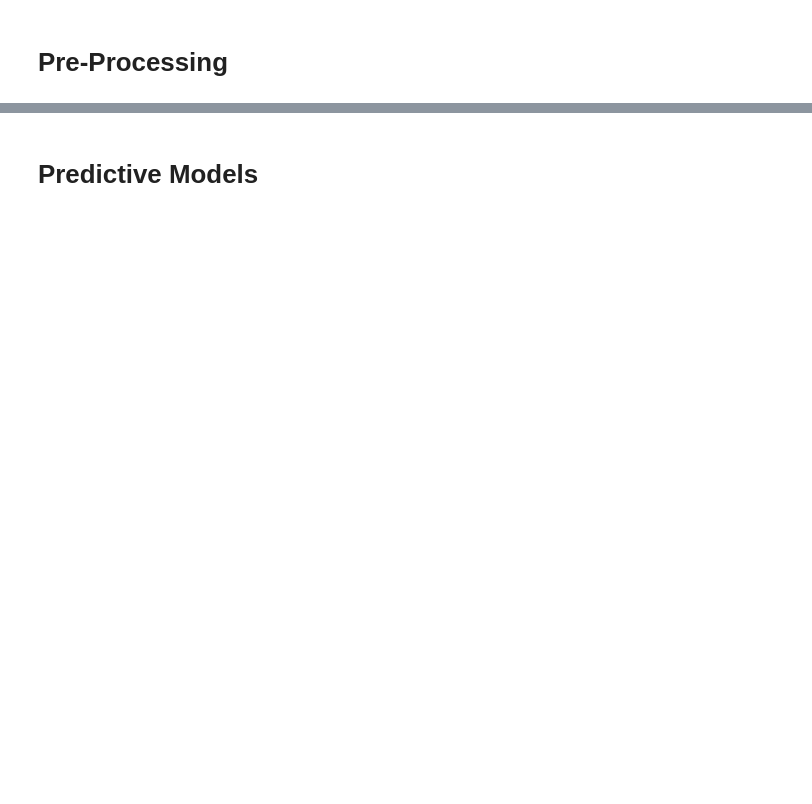
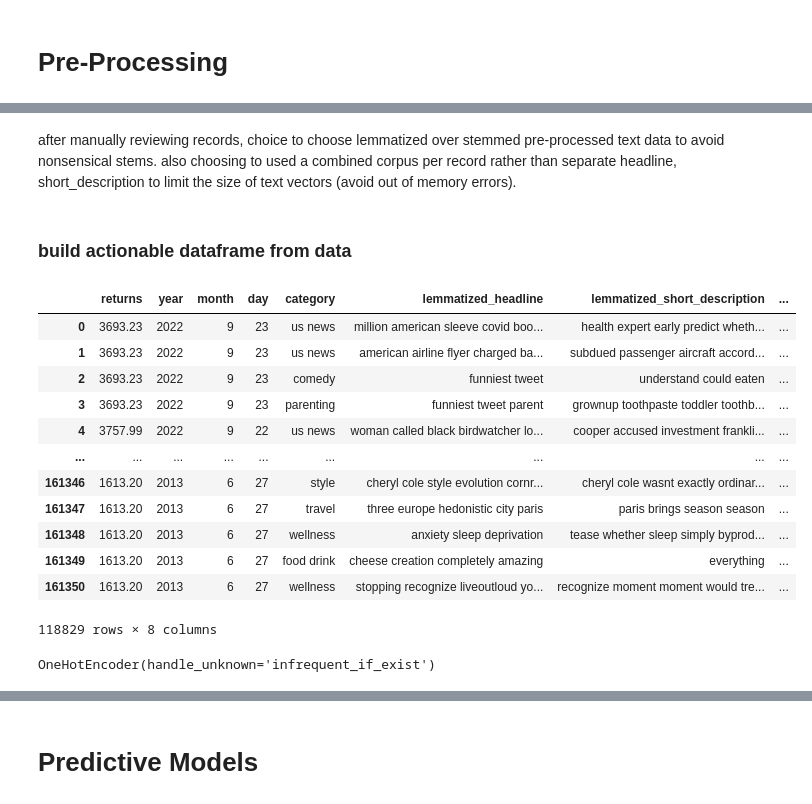
Before and after one commit to akrnyc/Predicting_SP500_Returns, a Jupyter notebook: sp500.ipynb, the cells around one changed output, grey strips where cells are left out. Drawn from its saved outputs; the diff is of its cells as text; code cells hidden in the pictures; blank space fills up the shorter version.

```diff
--- a/sp500.ipynb
+++ b/sp500.ipynb
@@ -195,0 +211,5 @@ data
+# %%
+#add a combined corpus column to test as a feature downstream
+
+data['corpus'] = data['headline'] + ' ' + data['short_description']
+data.head()
@@ -209,0 +306,16 @@ stemmer = SnowballStemmer("english")
+# %%
+#clean up redundant categories
+
+data.category.value_counts()
+
+di = {'food  drink': 'food drink',
+      'style  beauty': 'style',
+      'the worldpost': 'worldpost',
+      'arts  culture': 'culture',
+      'culture  arts': 'culture',
+      'home  living': 'home living'
+     }
+
+data.category.replace(di, inplace=True)
+
+data.category.value_counts()
@@ -209,0 +361,8 @@ stemmer = SnowballStemmer("english")
+# %%
+#split date predictor into elementary components
+
+data['year'] = data['date'].dt.year
+data['month'] = data['date'].dt.month
+data['day'] = data['date'].dt.day
+
+data.head()
@@ -209,0 +391,28 @@ stemmer = SnowballStemmer("english")
+# %% [markdown]
+after manually reviewing records, choice to choose lemmatized over stemmed pre-processed text data to avoid nonsensical stems. also choosing to used a combined corpus per record rather than separate headline, short_description to limit the size of text vectors (avoid out of memory errors).
+# %% [markdown]
+### build actionable dataframe from data
+# %%
+
+df = data[['returns', 'year', 'month', 'day', 'category',
+           'lemmatized_headline', 'lemmatized_short_description', 'lemmatized_corpus']].copy(deep=True)
+
+#join tokens back together for final corpus
+for col in ['lemmatized_headline', 'lemmatized_short_description', 'lemmatized_corpus']:
+    df[col] = df[col].str.join(" ")
+
+df
+# %% [output]
+|  | returns | year | month | day | category | lemmatized_headline | lemmatized_short_description | ... |
+| 0 | 3693.23 | 2022 | 9 | 23 | us news | million american sleeve covid boo... | health expert early predict wheth... | ... |
+| 1 | 3693.23 | 2022 | 9 | 23 | us news | american airline flyer charged ba... | subdued passenger aircraft accord... | ... |
+| 2 | 3693.23 | 2022 | 9 | 23 | comedy | funniest tweet | understand could eaten | ... |
+| 3 | 3693.23 | 2022 | 9 | 23 | parenting | funniest tweet parent | grownup toothpaste toddler toothb... | ... |
+| 4 | 3757.99 | 2022 | 9 | 22 | us news | woman called black birdwatcher lo... | cooper accused investment frankli... | ... |
+| ... | ... | ... | ... | ... | ... | ... | ... | ... |
+| 161346 | 1613.20 | 2013 | 6 | 27 | style | cheryl cole style evolution cornr... | cheryl cole wasnt exactly ordinar... | ... |
+| 161347 | 1613.20 | 2013 | 6 | 27 | travel | three europe hedonistic city paris | paris brings season season | ... |
+| 161348 | 1613.20 | 2013 | 6 | 27 | wellness | anxiety sleep deprivation | tease whether sleep simply byprod... | ... |
+| 161349 | 1613.20 | 2013 | 6 | 27 | food drink | cheese creation completely amazing | everything | ... |
+| 161350 | 1613.20 | 2013 | 6 | 27 | wellness | stopping recognize liveoutloud yo... | recognize moment moment would tre... | ... |
+118829 rows × 8 columns
@@ -209,0 +430,14 @@ stemmer = SnowballStemmer("english")
+# %%
+#one hot encode the category predictor
+enc = OneHotEncoder(handle_unknown='infrequent_if_exist') #if a category arises that is not present in training, add to infrequent category
+
+enc.fit(df_train.category.to_numpy().reshape(-1, 1))
+
+#transform train and test separately
+df_train['category_enc'] = list(np.array(enc.transform(df_train.category.to_numpy().reshape(-1, 1)).todense()))
+df_test['category_enc'] = list(np.array(enc.transform(df_test.category.to_numpy().reshape(-1, 1)).todense()))
+
+df_train = df_train[['returns', 'year', 'month', 'day', 'category_enc', 'corpus']]
+df_test = df_test[['returns', 'year', 'month', 'day', 'category_enc', 'corpus']]
+# %% [output]
+OneHotEncoder(handle_unknown='infrequent_if_exist')
```
Also changed, not shown: parts of 34 cells of this notebook.
